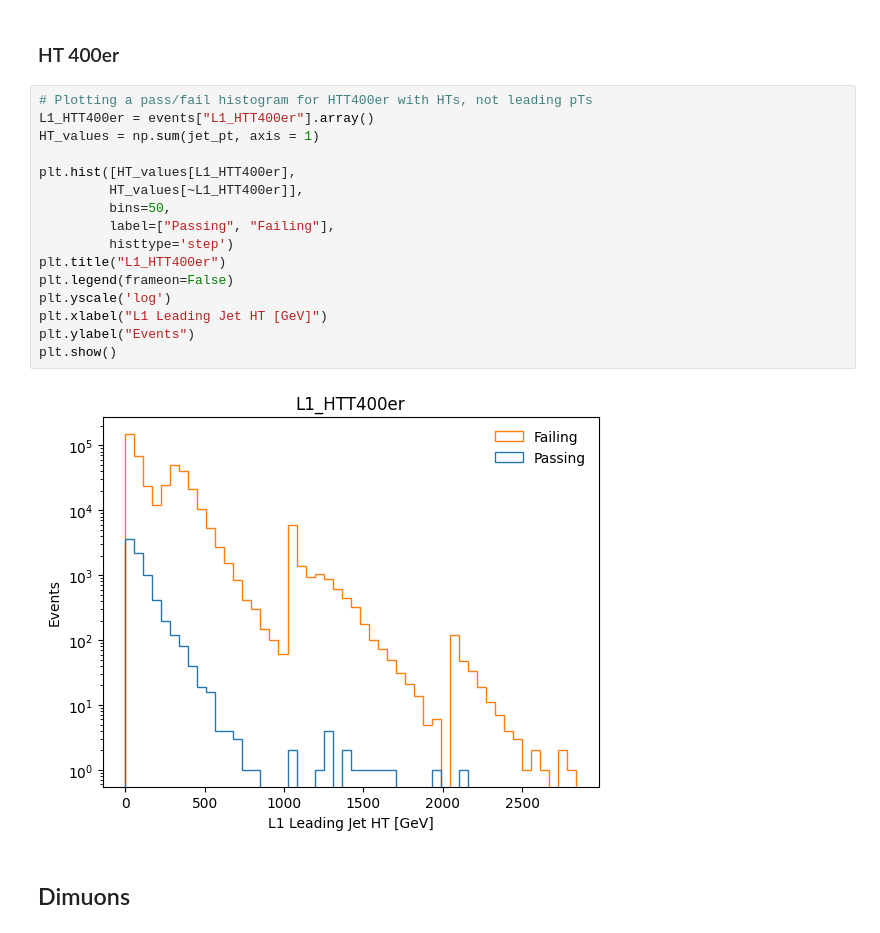
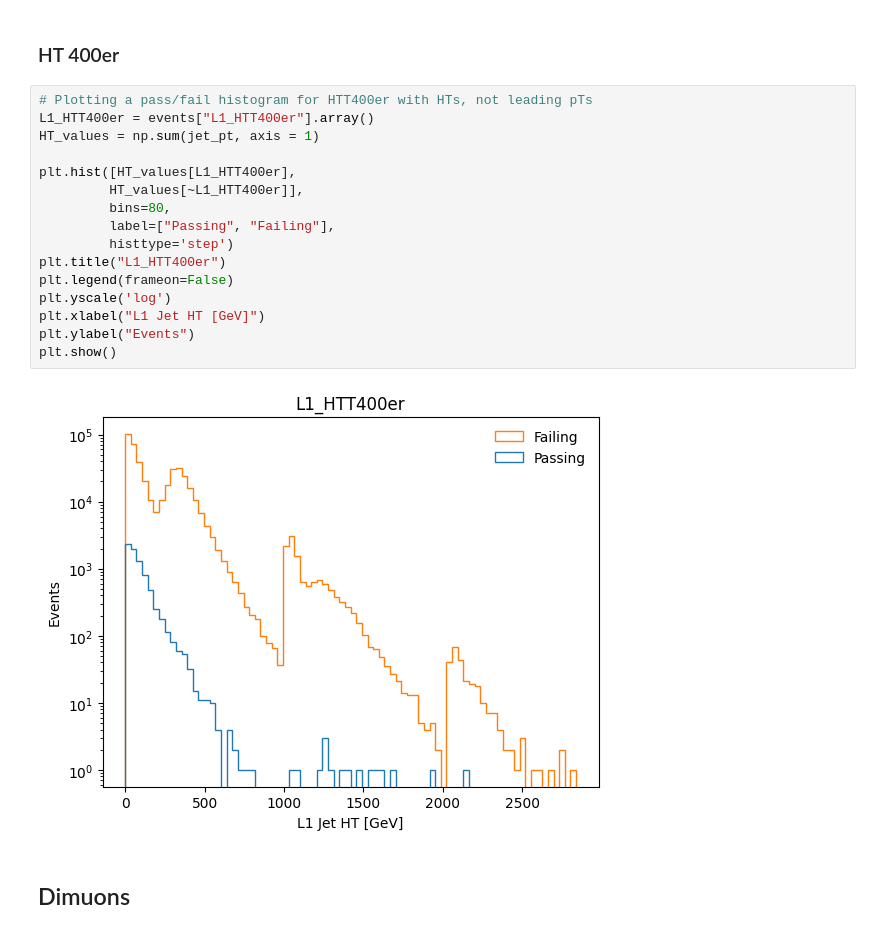
Before and after one commit to AdaCollins01/completed_axol1tl_practice, a Jupyter notebook: 4_getting_started_with_triggers.ipynb, the cells around one changed output. Drawn from its saved outputs; the diff is of its cells as text.

```diff
--- a/4_getting_started_with_triggers.ipynb
+++ b/4_getting_started_with_triggers.ipynb
@@ -329,21 +329,21 @@ for key, value in JetHT_bits.items():
 # %%
 # Plotting a pass/fail histogram for HTT400er with HTs, not leading pTs
 L1_HTT400er = events["L1_HTT400er"].array()
 HT_values = np.sum(jet_pt, axis = 1)
 
 plt.hist([HT_values[L1_HTT400er],
          HT_values[~L1_HTT400er]],
-         bins=50,
+         bins=80,
          label=["Passing", "Failing"],
          histtype='step')
 plt.title("L1_HTT400er")
 plt.legend(frameon=False)
 plt.yscale('log')
-plt.xlabel("L1 Leading Jet HT [GeV]")
+plt.xlabel("L1 Jet HT [GeV]")
 plt.ylabel("Events")
 plt.show()
 # %% [output]
-[figure, old version]
+[figure, new version]
 # %% [markdown]
 ## Dimuons
 # %%
```
Also changed, not shown: parts of 6 cells of this notebook.
